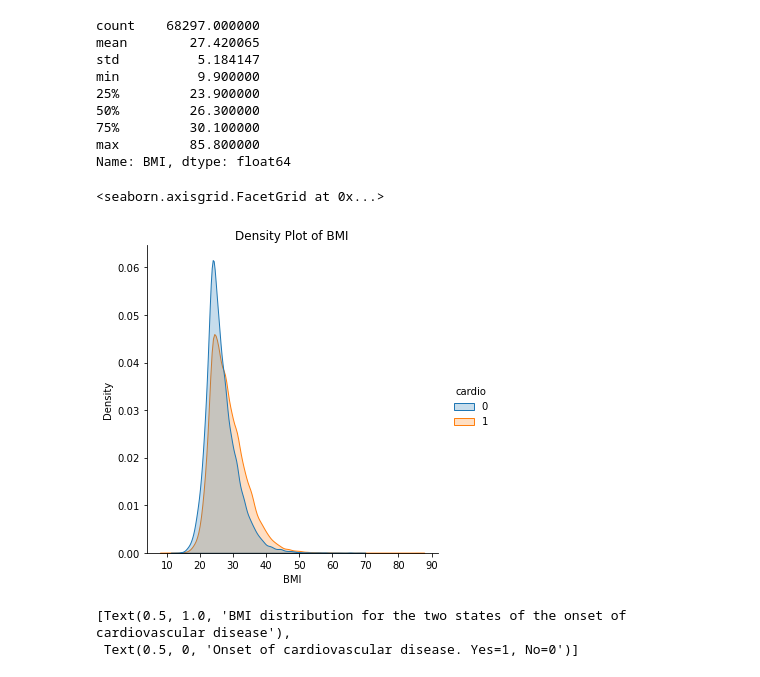
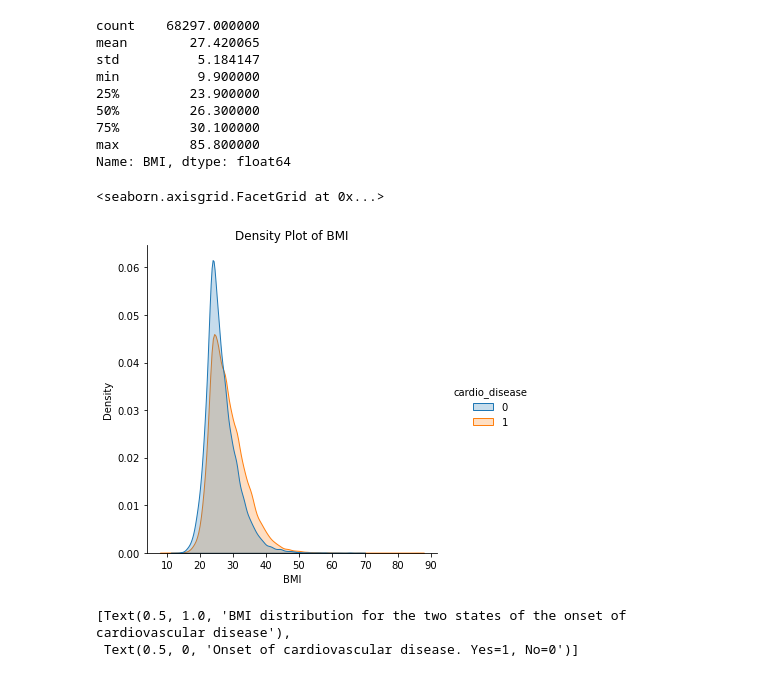
Before and after one commit to krishnakalisarkar/Be_Heart_Smart, a Jupyter notebook: Subhangi/Segment_2/Notebooks/EDA_Cleaned_Data.ipynb, the cells around one changed output. Saved outputs shown, nothing was run; the diff lists cells and outputs as text; code cells hidden in the pictures.

```diff
--- a/Subhangi/Segment_2/Notebooks/EDA_Cleaned_Data.ipynb
+++ b/Subhangi/Segment_2/Notebooks/EDA_Cleaned_Data.ipynb
@@ -33,7 +33,7 @@ cardio_cleaned_df.head(5)
 ### We will start with looking at some of the distributions of continuous variables
 # %%
 # Turn categorical columns into integer columns
-column = ["id", "gender", "cholesterol", "glucose", "smoker", "alcohol_intake", "active", "cardio" ]
+column = ["id", "gender", "cholesterol", "glucose", "smoker", "alcohol_intake", "active", "cardio_disease" ]
 cardio_cleaned_df[column] = cardio_cleaned_df[column].astype(int)
 # %%
 # Check the datatypes of the variables.
@@ -79,7 +79,7 @@ sns.displot(cardio_cleaned_df, x="weight", hue="cardio", kind="kde", fill=True).
 #### We use the formula kg/m^2 to calculate BMI. Here the weight is given in kgs, and height is in cm.
 # %%
 # Create a new DataFrame for BMI.
-BMI_df = cardio_cleaned_df[["id", "age", "height", "weight", "cardio"]]
+BMI_df = cardio_cleaned_df[["id", "age", "height", "weight", "cardio_disease"]]
 BMI_df["height_in_m"] = BMI_df["height"].div(100 )
 BMI_df["BMI"] = round(BMI_df["weight"]/(BMI_df["height_in_m"]**2),1)
 BMI_df.head()
@@ -115,8 +115,8 @@ min          9.900000
 max         85.800000
 Name: BMI, dtype: float64
 # %%
-sns.displot(BMI_df, x="BMI", hue="cardio", kind="kde", fill=True).set(title='Density Plot of BMI')
+sns.displot(BMI_df, x="BMI", hue="cardio_disease", kind="kde", fill=True).set(title='Density Plot of BMI')
 # %% [output]
 <seaborn.axisgrid.FacetGrid at 0x...>
-[figure, old version]
+[figure, new version]
 # %%
```
Also changed, not shown: parts of 10 cells of this notebook, 2 other files.
